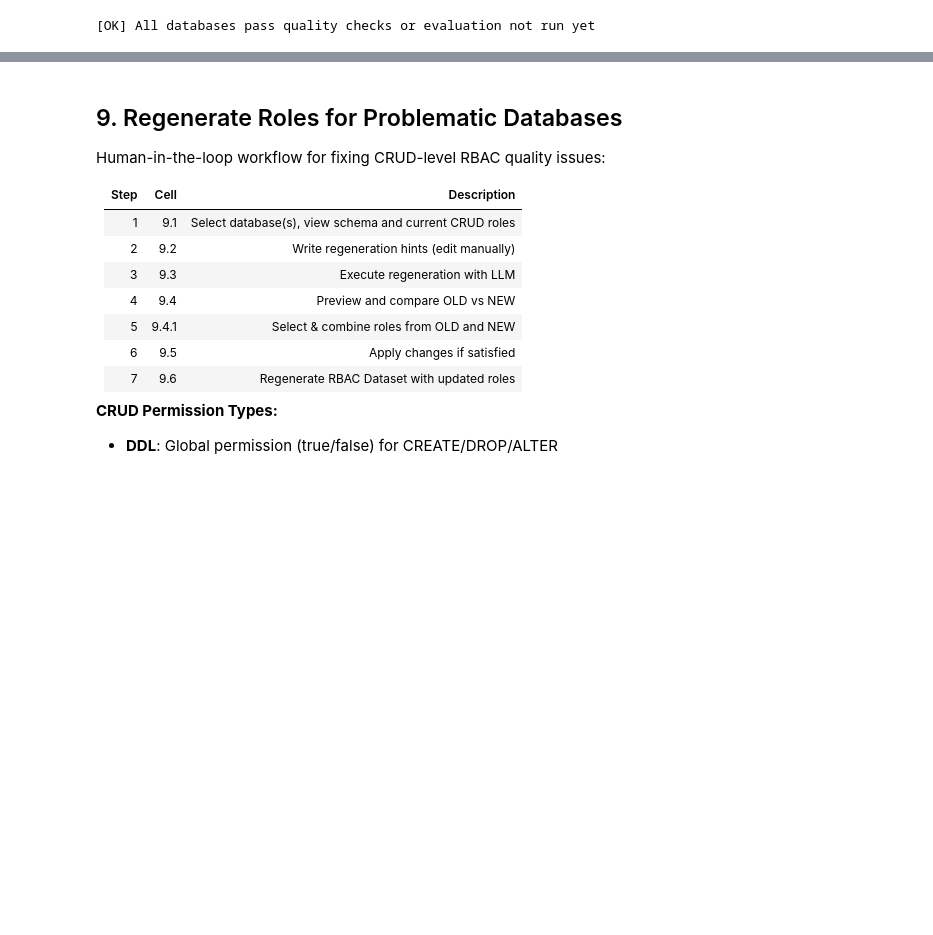
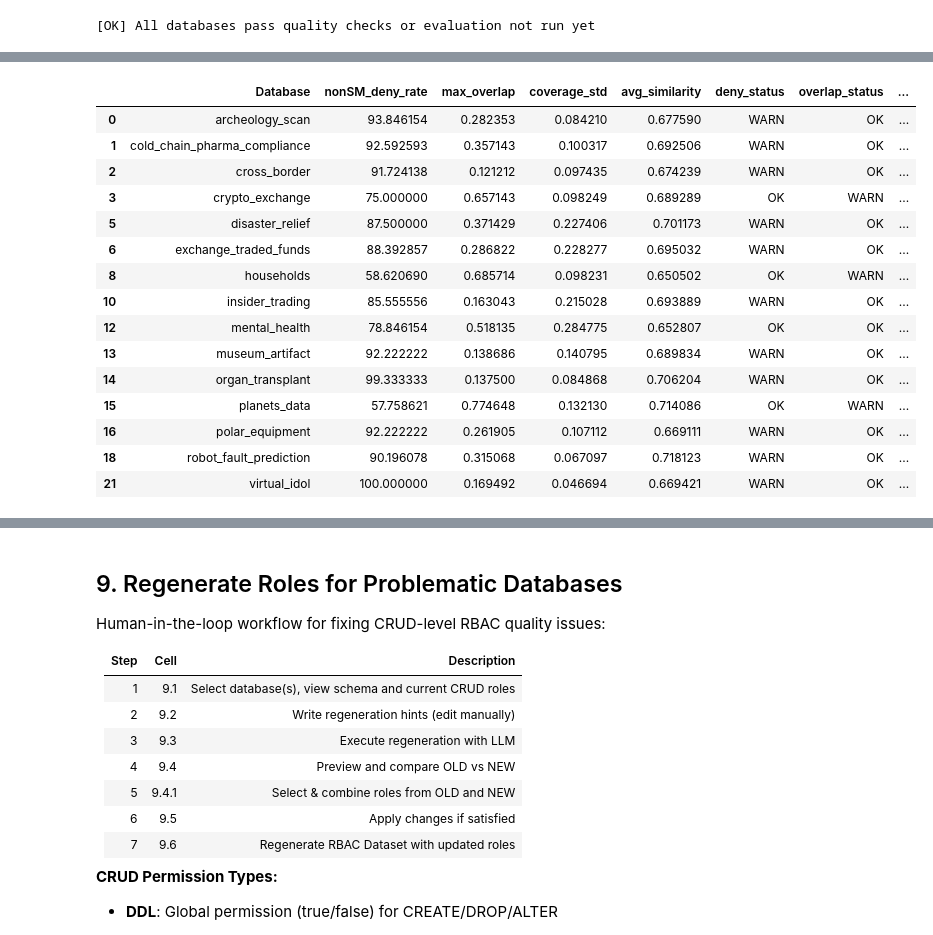
Before and after one commit to 2020dfff/RBAC-Text2SQL-Benchmark, a Jupyter notebook: notebooks/livesqlbench_crud_rbac.ipynb, the cells around one changed output, grey strips where cells are left out. Cells and saved outputs as stored; diff of their text form; code cells hidden in the pictures; blank space fills up the shorter version.

```diff
--- a/notebooks/livesqlbench_crud_rbac.ipynb
+++ b/notebooks/livesqlbench_crud_rbac.ipynb
@@ -1773,3 +2070,87 @@ else:
     print("[OK] All databases pass quality checks or evaluation not run yet")
 # %% [output]
 [OK] All databases pass quality checks or evaluation not run yet
+# %%
+# 8.7 Conservative Audit (exclude SystemManager + stricter thresholds)
+import pandas as pd
+import numpy as np
+
+STRICT_THRESHOLDS = {
+    'deny_rate_min': 15.0,
+    'deny_rate_max': 85.0,
+    'max_overlap': 0.65,
+    'coverage_std_min': 0.060,
+    'avg_similarity_min': 0.66,
+}
+
+# 1) Deny rate excluding SystemManager
+non_sm_dataset = [e for e in dataset if e.get('role') != 'SystemManager']
+
+def per_db_non_sm_deny(entries):
+    rows = []
+    by_db = {}
+    for e in entries:
+        by_db.setdefault(e['db_id'], {'total': 0, 'denied': 0})
+        by_db[e['db_id']]['total'] += 1
+        if not e.get('allowed', False):
+            by_db[e['db_id']]['denied'] += 1
+    for db_id, s in sorted(by_db.items()):
+        rate = 100.0 * s['denied'] / s['total'] if s['total'] else 0.0
+        rows.append({
+            'Database': db_id,
+            'nonSM_total': s['total'],
+            'nonSM_denied': s['denied'],
+            'nonSM_deny_rate': rate,
+            'deny_status': 'OK' if STRICT_THRESHOLDS['deny_rate_min'] <= rate <= STRICT_THRESHOLDS['deny_rate_max'] else 'WARN'
+        })
+    return pd.DataFrame(rows)
+
+deny_audit_df = per_db_non_sm_deny(non_sm_dataset)
+
+# 2) Merge with overlap / coverage / semantic metrics from crud_report
+overlap_rows = []
+for db_id, m in sorted(crud_report.overlap_metrics.items()):
+    overlap_rows.append({'Database': db_id, 'max_overlap': m.max_overlap})
+overlap_df = pd.DataFrame(overlap_rows)
+
+coverage_rows = []
+for db_id, m in sorted(crud_report.coverage_metrics.items()):
+    coverage_rows.append({'Database': db_id, 'coverage_std': m.coverage_std})
+coverage_df = pd.DataFrame(coverage_rows)
+
+semantic_rows = []
+for db_id, m in sorted(crud_report.semantic_metrics.items()):
+    semantic_rows.append({'Database': db_id, 'avg_similarity': m.avg_similarity})
+semantic_df2 = pd.DataFrame(semantic_rows)
+
+audit_df = deny_audit_df.merge(overlap_df, on='Database', how='left') \
+                  .merge(coverage_df, on='Database', how='left') \
+                  .merge(semantic_df2, on='Database', how='left')
+
+audit_df['overlap_status'] = np.where(audit_df['max_overlap'] <= STRICT_THRESHOLDS['max_overlap'], 'OK', 'WARN')
+audit_df['coverage_status'] = np.where(audit_df['coverage_std'] >= STRICT_THRESHOLDS['coverage_std_min'], 'OK', 'WARN')
+audit_df['semantic_status'] = np.where(audit_df['avg_similarity'] >= STRICT_THRESHOLDS['avg_similarity_min'], 'OK', 'WARN')
+
+audit_df['strict_pass'] = (
+    (audit_df['deny_status'] == 'OK') &
+    (audit_df['overlap_status'] == 'OK') &
+    (audit_df['coverage_status'] == 'OK') &
+    (audit_df['semantic_status'] == 'OK')
+)
+
+pass_n = int(audit_df['strict_pass'].sum())
+total_n = len(audit_df)
+
+print('=== Conservative Audit (non-SystemManager + stricter thresholds) ===')
+print('Thresholds:', STRICT_THRESHOLDS)
+print(f'Strict pass: {pass_n}/{total_n} ({100*pass_n/total_n:.1f}%)')
+
+failed_df = audit_df[~audit_df['strict_pass']].copy()
+if failed_df.empty:
+    print('No failed databases under strict audit.')
+else:
+    print(f'Failed databases: {len(failed_df)}')
+    display(failed_df[['Database','nonSM_deny_rate','max_overlap','coverage_std','avg_similarity','deny_status','overlap_status','coverage_status','semantic_status']].sort_values('Database'))
+
+display(audit_df[['Database','strict_pass','nonSM_deny_rate','max_overlap','coverage_std','avg_similarity']].sort_values('Database'))
+# %% [output]
@@ -1775,0 +2161,16 @@ else:
+|  | Database | nonSM_deny_rate | max_overlap | coverage_std | avg_similarity | deny_status | overlap_status | ... |
+| 0 | archeology_scan | 93.846154 | 0.282353 | 0.084210 | 0.677590 | WARN | OK | ... |
+| 1 | cold_chain_pharma_compliance | 92.592593 | 0.357143 | 0.100317 | 0.692506 | WARN | OK | ... |
+| 2 | cross_border | 91.724138 | 0.121212 | 0.097435 | 0.674239 | WARN | OK | ... |
+| 3 | crypto_exchange | 75.000000 | 0.657143 | 0.098249 | 0.689289 | OK | WARN | ... |
+| 5 | disaster_relief | 87.500000 | 0.371429 | 0.227406 | 0.701173 | WARN | OK | ... |
+| 6 | exchange_traded_funds | 88.392857 | 0.286822 | 0.228277 | 0.695032 | WARN | OK | ... |
+| 8 | households | 58.620690 | 0.685714 | 0.098231 | 0.650502 | OK | WARN | ... |
+| 10 | insider_trading | 85.555556 | 0.163043 | 0.215028 | 0.693889 | WARN | OK | ... |
+| 12 | mental_health | 78.846154 | 0.518135 | 0.284775 | 0.652807 | OK | OK | ... |
+| 13 | museum_artifact | 92.222222 | 0.138686 | 0.140795 | 0.689834 | WARN | OK | ... |
+| 14 | organ_transplant | 99.333333 | 0.137500 | 0.084868 | 0.706204 | WARN | OK | ... |
+| 15 | planets_data | 57.758621 | 0.774648 | 0.132130 | 0.714086 | OK | WARN | ... |
+| 16 | polar_equipment | 92.222222 | 0.261905 | 0.107112 | 0.669111 | WARN | OK | ... |
+| 18 | robot_fault_prediction | 90.196078 | 0.315068 | 0.067097 | 0.718123 | WARN | OK | ... |
+| 21 | virtual_idol | 100.000000 | 0.169492 | 0.046694 | 0.669421 | WARN | OK | ... |
```
Also changed, not shown: parts of 26 cells of this notebook, 2 other files.
